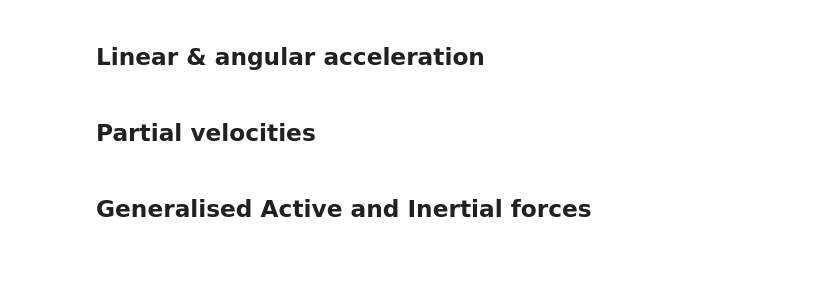
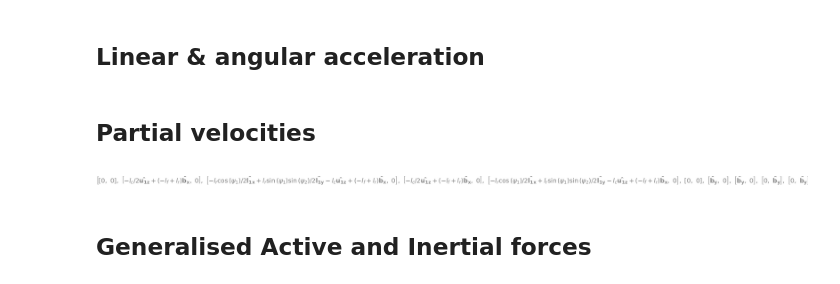
Before and after one commit to Soorajvasu/Biomechanics_math_modelling, a Jupyter notebook: torso_mechanism/torso dynamics/torso_dynamics.ipynb, the cells around one changed output. Cells and saved outputs as stored; diff of their text form; code cells hidden in the pictures; blank space fills up the shorter version.

```diff
--- a/torso_mechanism/torso dynamics/torso_dynamics.ipynb
+++ b/torso_mechanism/torso dynamics/torso_dynamics.ipynb
@@ -216,7 +216,7 @@ L2.set_ang_vel(N, L2.ang_vel_in(N).xreplace(qdot_N_replace))
 
 T.set_vel(N, T.v2pt_theory(O, N, B))
 C1.set_vel(N, C1.v2pt_theory(O, N, U1))
-R1.set_vel(N, R1.v2pt_theory(O, N, L2))
+R1.set_vel(N, R1.v2pt_theory(O, N, L1))
 C2.set_vel(N, C2.v2pt_theory(O, N, U2))
 R2.set_vel(N, R2.v2pt_theory(O, N, L2))
 
@@ -242,8 +242,12 @@ R2.set_acc(N, R2.acc(N).xreplace(qdot_N_replace))
 # %%
 partial_vels = me.partial_velocity([T.vel(N), C1.vel(N), R1.vel(N), C1.vel(N), R1.vel(N),
                                     B.ang_vel_in(N), U1.ang_vel_in(N), L1.ang_vel_in(N), U2.ang_vel_in(N), L2.ang_vel_in(N)],
                                    [u1, u2],
                                    N)
+
+partial_vels
+# %% [output]
+[figure, added]
 # %%
 # Forces
 
```
Also changed, not shown: parts of 3 cells of this notebook, 5 other files.
